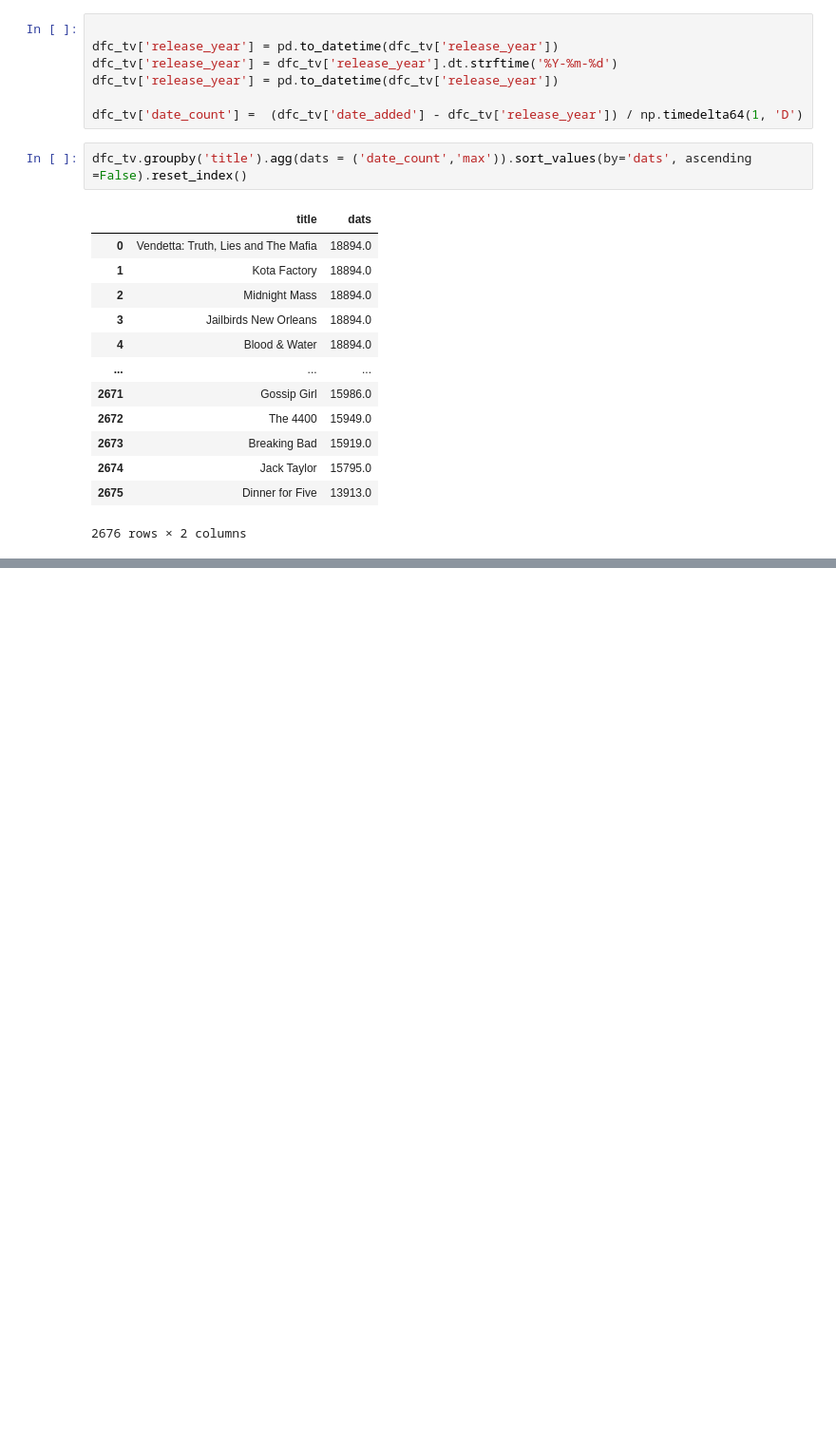
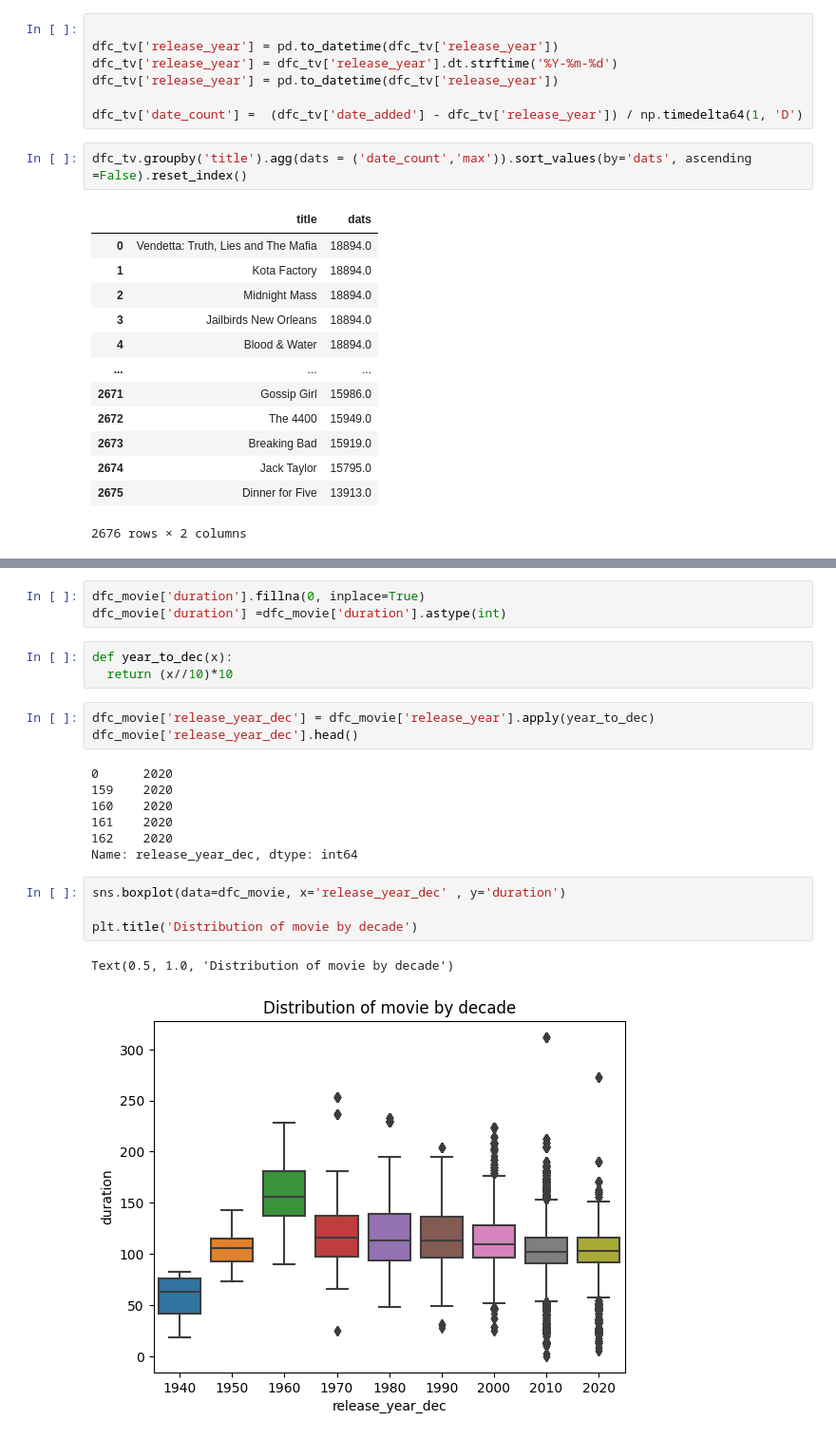
Before and after one commit to knagabharathi/Pylib_Data_visualization, a Jupyter notebook: Netflix_case_studies.ipynb, the cells around one changed output, grey strips where cells are left out. Shown at 95% size. Drawn from its saved outputs; the diff is of its cells as text; blank space fills up the shorter version.

```diff
--- a/Netflix_case_studies.ipynb
+++ b/Netflix_case_studies.ipynb
@@ -805,0 +867,23 @@ dfc_tv.groupby('title').agg(dats = ('date_count','max')).sort_values(by='dats',
+# %%
+dfc_movie['duration'].fillna(0, inplace=True)
+dfc_movie['duration'] =dfc_movie['duration'].astype(int)
+# %%
+def year_to_dec(x):
+  return (x//10)*10
+# %%
+dfc_movie['release_year_dec'] = dfc_movie['release_year'].apply(year_to_dec)
+dfc_movie['release_year_dec'].head()
+# %% [output]
+0      2020
+159    2020
+160    2020
+161    2020
+162    2020
+Name: release_year_dec, dtype: int64
+# %%
+sns.boxplot(data=dfc_movie, x='release_year_dec' , y='duration')
+
+plt.title('Distribution of movie by decade')
+# %% [output]
+Text(0.5, 1.0, 'Distribution of movie by decade')
+[figure, added]
```
Also changed, not shown: parts of 7 cells of this notebook.
